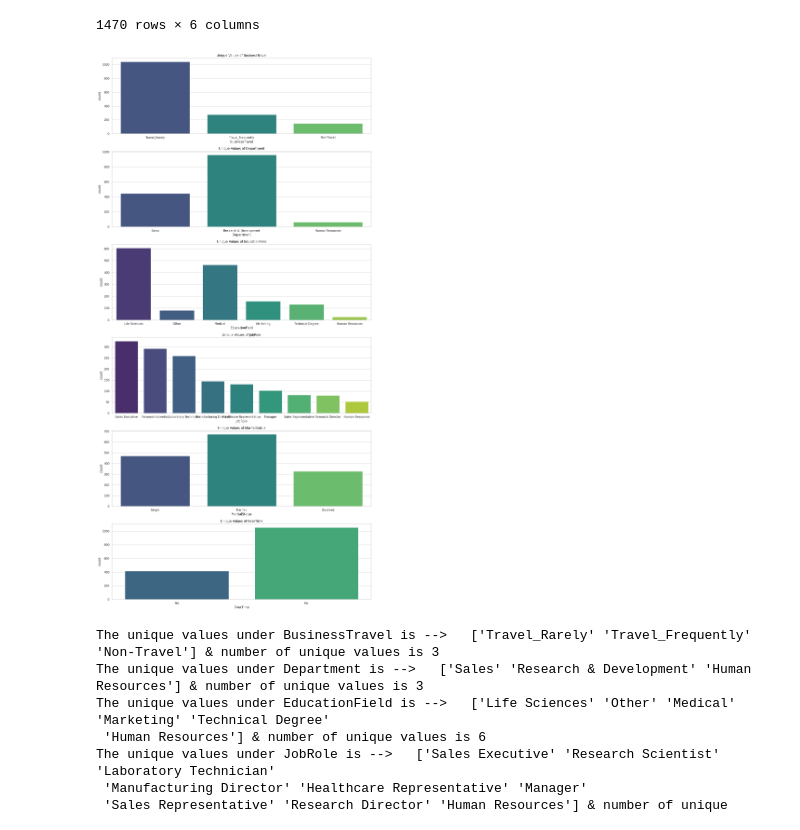
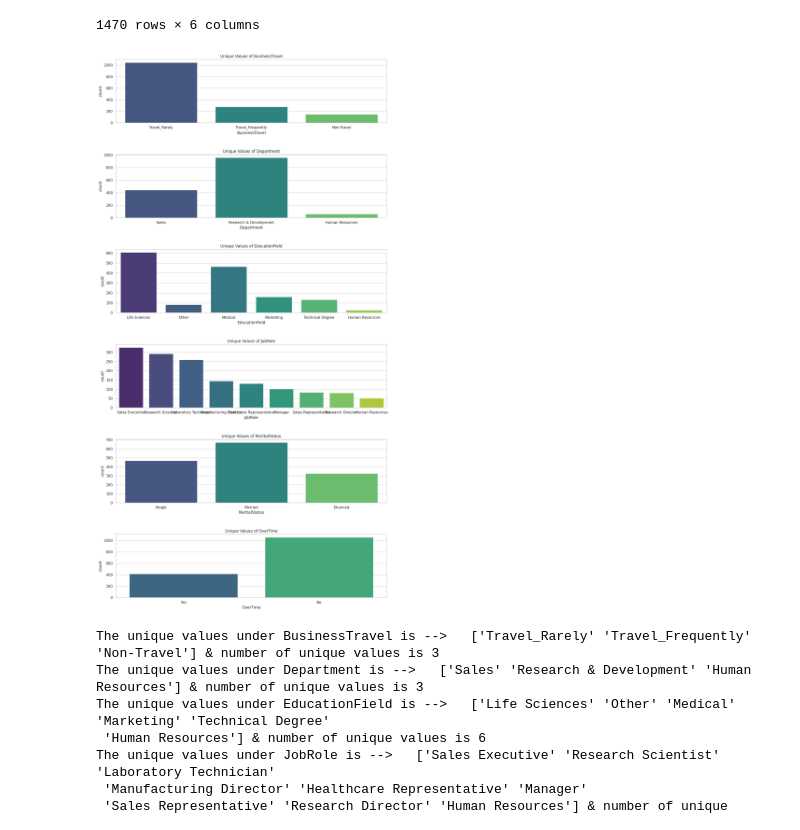
Before and after one commit to V-keerththanan/Ceylinco-ML-Assessment, a Jupyter notebook: assessment.ipynb, the cells around one changed output. Cells and saved outputs as stored; diff of their text form; code cells hidden in the pictures.

```diff
--- a/assessment.ipynb
+++ b/assessment.ipynb
@@ -132,15 +135,14 @@ numerical_features.remove("MonthlyIncome")
 numerical_features.remove("TotalWorkingYears")
 numerical_features.remove("PercentSalaryHike")
 # %%
-fig, axes = plt.subplots(nrows=len(categorical_features), ncols=1, figsize=(14, 5*len(categorical_features)))
-
-# Loop through each categorical variable
+fig, axes = plt.subplots(nrows=len(categorical_features), ncols=1, figsize=(14, 5*len(categorical_features)),gridspec_kw={'hspace': 0.6})
 for i, var in enumerate(categorical_features):
-    # Create a countplot with hue for the target variable
     sns.countplot(x=var, hue='Attrition', data=dataframe, ax=axes[i])
     axes[i].set_title(f'{var} vs. Target')
     axes[i].set_ylabel('Frequency')
+    print("\n\n\n")
 
+plt.savefig("categorical features vs target.png")
 plt.tight_layout()
 plt.show()
 # %% [output]
@@ -218,16 +220,17 @@ X[dependent_categorical_features]
 | 1469 | Travel_Rarely | Research & Development | Medical | Laboratory Technician | Married | No |
 1470 rows × 6 columns
 # %%
-fig, axes = plt.subplots(nrows=len(dependent_categorical_features), ncols=1, figsize=(15, len(dependent_categorical_features) * 5))
+fig, axes = plt.subplots(nrows=len(dependent_categorical_features), ncols=1, figsize=(15, len(dependent_categorical_features) * 5),
+                         gridspec_kw={'hspace': 0.5})
 
 for i, col in enumerate(dependent_categorical_features):
     sns.countplot(x=col, data=X, ax=axes[i], palette="viridis")
     axes[i].set_title(f'Unique Values of {col}')
-
+plt.savefig("analyse_categorical_unique_feature.png")
 plt.tight_layout()
 plt.show()
 # %% [output]
-[figure, old version]
+[figure, new version]
 # %%
 for col in dependent_categorical_features:
   print(f"The unique values under {col} is -->   {X[col].unique()} & number of unique values is {len(X[col].unique())}")
```
Also changed, not shown: parts of 14 cells of this notebook.
